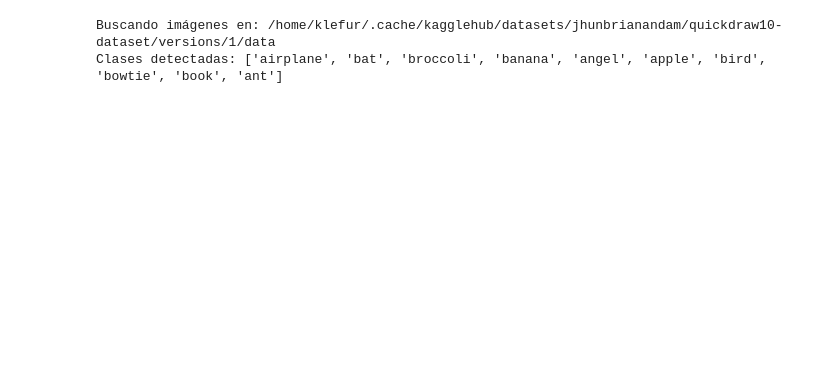
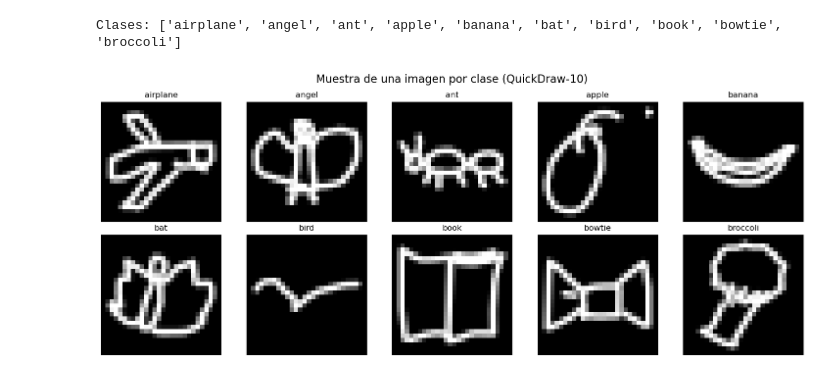
Before and after one commit to Klefur/deep-learning, a Jupyter notebook: tarea2/main.ipynb, the cells around one changed output. Saved outputs shown, nothing was run; the diff lists cells and outputs as text; code cells hidden in the pictures; blank space fills up the shorter version.

```diff
--- a/tarea2/main.ipynb
+++ b/tarea2/main.ipynb
@@ -18,47 +76,34 @@ print(f"Usando dispositivo: {device}")
 # %%
-# 1. Descargar Dataset
+# Descarga del dataset
 path = kagglehub.dataset_download("jhunbrianandam/quickdraw10-dataset")
 data_root = os.path.join(path, "data")
 
-# 2. Definir Transformaciones (ResNet Standard)
-# Nota: Usamos la misma transform para train y test para simplificar
-transform = transforms.Compose([
-    transforms.Resize((224, 224)),
-    transforms.Grayscale(num_output_channels=3), # Forzar 3 canales
-    transforms.ToTensor(),
-    transforms.Normalize([0.485, 0.456, 0.406], [0.229, 0.224, 0.225])
-])
-
-# 3. Cargar todo el dataset con ImageFolder
-full_dataset = datasets.ImageFolder(root=data_root, transform=transform)
-classes = full_dataset.classes
+# Cargar todo el dataset
+dataset = datasets.ImageFolder(root=data_root)
+classes = dataset.classes
 print(f"Clases: {classes}")
-
-# --- AQUÍ USAMOS SCIKIT-LEARN ---
-
-# Obtenemos las etiquetas de todo el dataset para poder estratificar
-targets = full_dataset.targets
-
-# Generamos los ÍNDICES de entrenamiento y prueba
-train_idx, test_idx = train_test_split(
-    np.arange(len(full_dataset)), # Array de 0 a N-1
-    test_size=0.2,                # 20% para test
-    shuffle=True,
-    stratify=targets,             # ¡Importante! Mantiene el balance de clases
-    random_state=42               # Para reproducibilidad
-)
-
-# Creamos los subsets de PyTorch usando esos índices
-train_dataset = Subset(full_dataset, train_idx)
-test_dataset = Subset(full_dataset, test_idx)
-
-# Creamos los DataLoaders
-train_loader = DataLoader(train_dataset, batch_size=32, shuffle=True)
-test_loader = DataLoader(test_dataset, batch_size=32, shuffle=False)
-
-print(f"Total imágenes: {len(full_dataset)}")
-print(f"Entrenamiento: {len(train_dataset)} imágenes")
-print(f"Prueba (Test): {len(test_dataset)} imágenes")
 # %% [output]
-Buscando imágenes en: /home/klefur/.cache/kagglehub/datasets/jhunbrianandam/quickdraw10-dataset/versions/1/data
-Clases detectadas: ['airplane', 'bat', 'broccoli', 'banana', 'angel', 'apple', 'bird', 'bowtie', 'book', 'ant']
+Clases: ['airplane', 'angel', 'ant', 'apple', 'banana', 'bat', 'bird', 'book', 'bowtie', 'broccoli']
+# %%
+# Ejemplos por clase
+fig, axes = plt.subplots(2, 5, figsize=(15, 6))
+fig.suptitle('Muestra de una imagen por clase (QuickDraw-10)', fontsize=16)
+axes = axes.flatten()
+
+for i, clase_nombre in enumerate(classes):
+    class_dir = os.path.join(data_root, clase_nombre)
+
+    image_files = sorted(os.listdir(class_dir))
+    first_image = image_files[0]
+
+    img_path = os.path.join(class_dir, first_image)
+    img = Image.open(img_path)
+
+    axes[i].imshow(img, cmap='gray')
+    axes[i].set_title(clase_nombre)
+    axes[i].axis('off')
+
+plt.tight_layout()
+plt.show()
+# %% [output]
+[figure, added]
```
Also changed, not shown: parts of 24 cells of this notebook, 1 other file.
